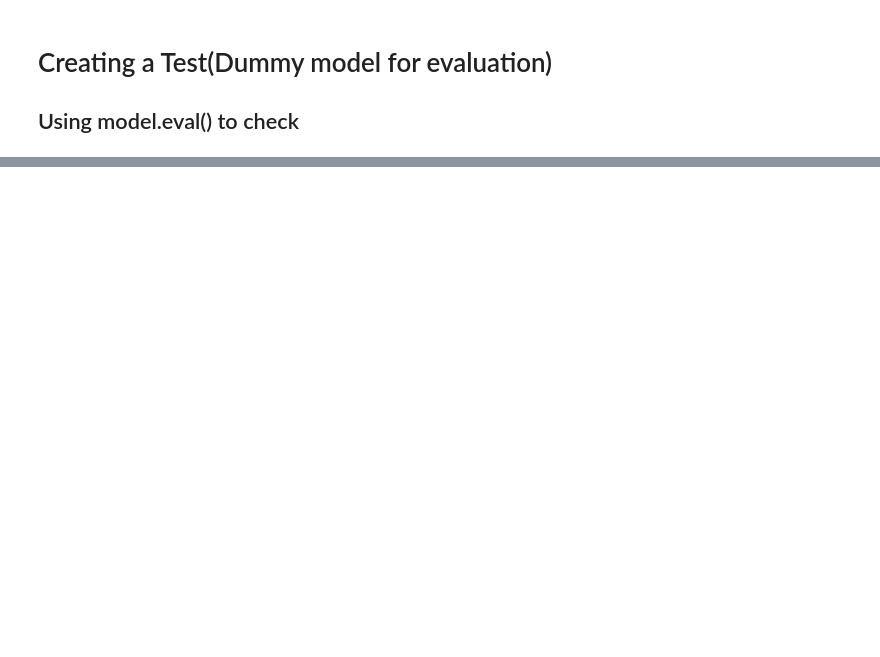
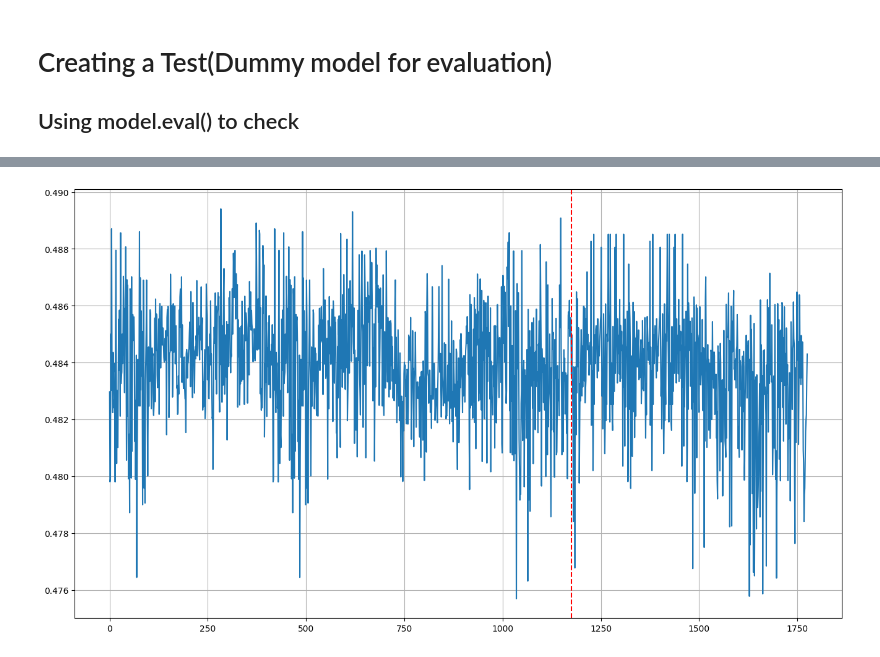
Before and after one commit to Rajdip801/Major_Project, a Jupyter notebook: model1.ipynb, the cells around one changed output, grey strips where cells are left out. Saved outputs shown, nothing was run; the diff lists cells and outputs as text; code cells hidden in the pictures; blank space fills up the shorter version.

```diff
--- a/model1.ipynb
+++ b/model1.ipynb
@@ -19,0 +81,7 @@ AssertionError: Torch not compiled with CUDA enabled
+# %%
+ti.plt.figure(figsize=(16,9))
+ti.plt.plot(outputs)
+ti.plt.axvline(x=len(ti.tumor), color='r', linestyle='--')
+ti.plt.grid()
+# %% [output]
+[figure, added]
```
Also changed, not shown: parts of 9 cells of this notebook, 3 other files.
